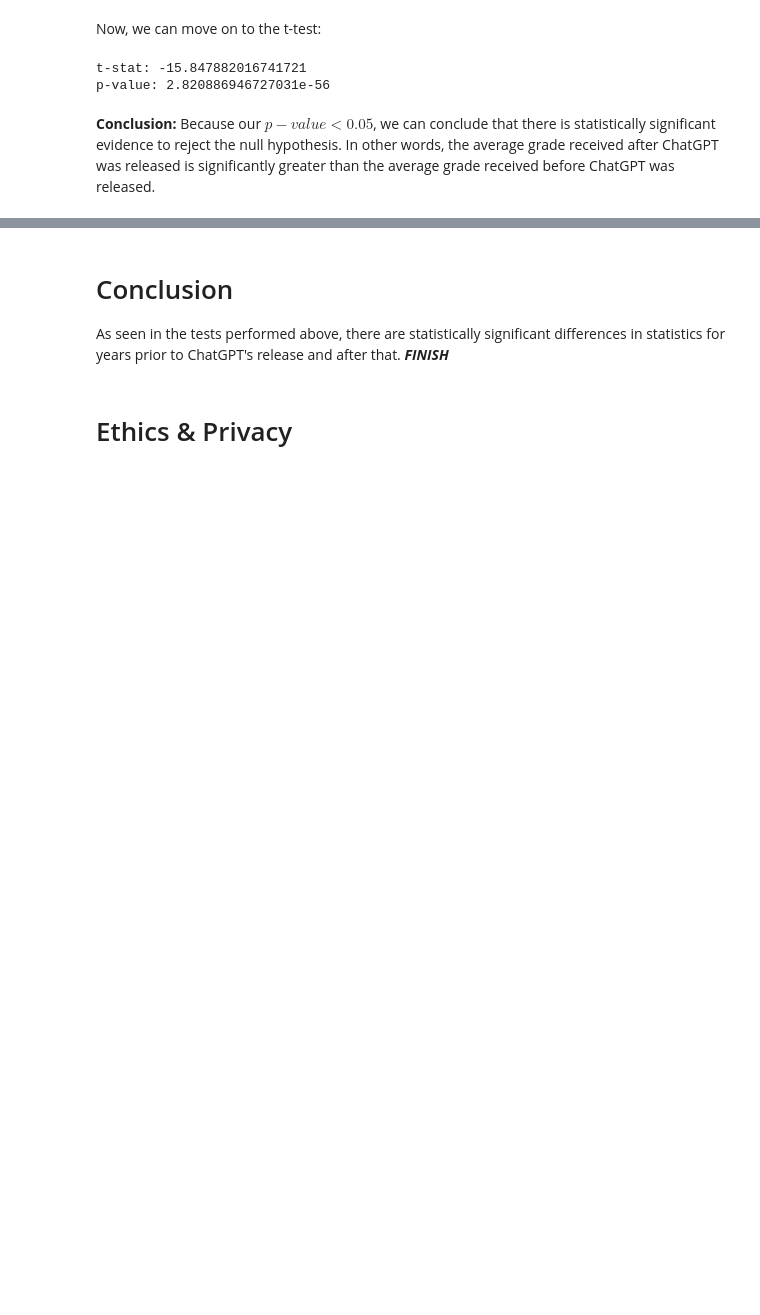
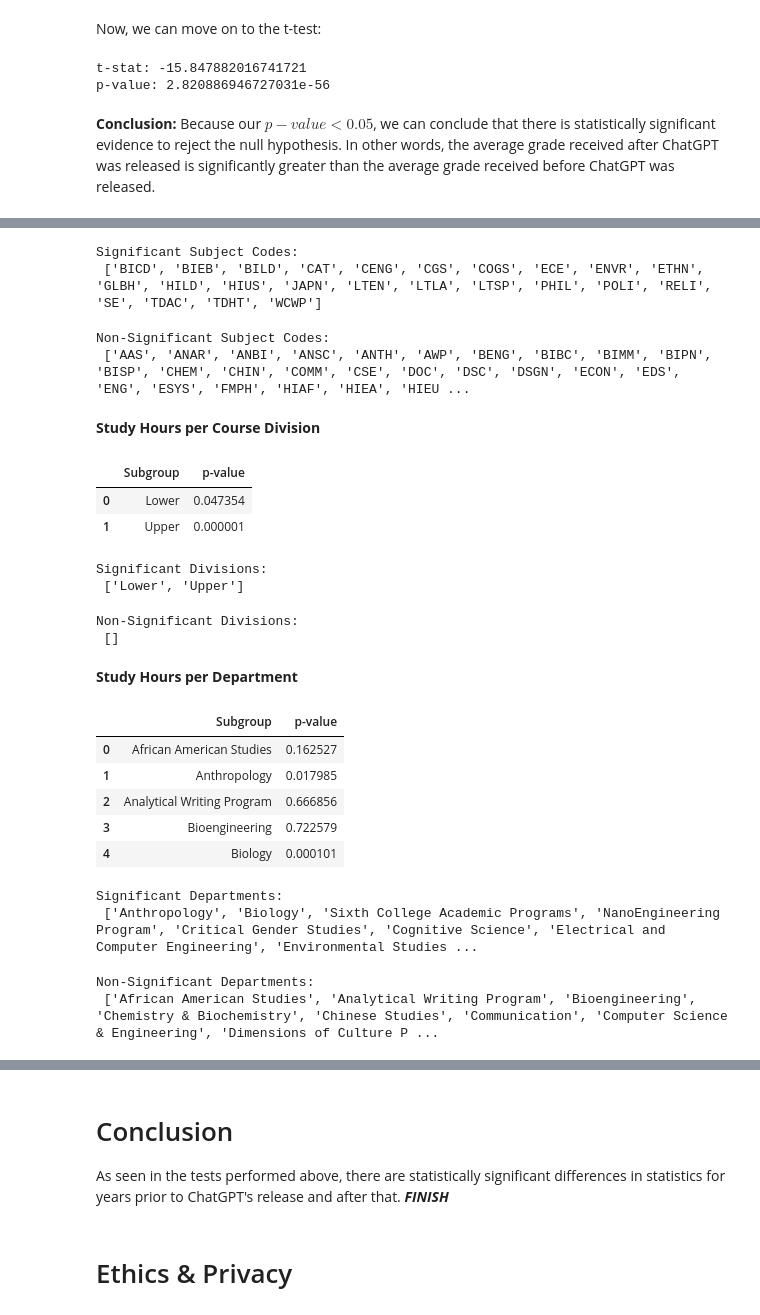
Before and after one commit to aydintabai/AI-Academic-Impact-Case-Study, a Jupyter notebook: EDACheckpoint_Group112_WI24.ipynb, the cells around one changed output, grey strips where cells are left out. Cells and saved outputs as stored; diff of their text form; code cells hidden in the pictures; blank space fills up the shorter version.

```diff
--- a/EDACheckpoint_Group112_WI24.ipynb
+++ b/EDACheckpoint_Group112_WI24.ipynb
@@ -1681,0 +1392,65 @@ In addition, when we observe the overall coefficient, we notice that there is a
+# %%
+# Get significant subject codes
+significant_codes = get_significant_columns(study_hours_by_code)
+print("Significant Subject Codes:\n", significant_codes);
+# %% [output]
+Significant Subject Codes:
+ ['BICD', 'BIEB', 'BILD', 'CAT', 'CENG', 'CGS', 'COGS', 'ECE', 'ENVR', 'ETHN', 'GLBH', 'HILD', 'HIUS', 'JAPN', 'LTEN', 'LTLA', 'LTSP', 'PHIL', 'POLI', 'RELI', 'SE', 'TDAC', 'TDHT', 'WCWP']
+# %%
+# Get non-significant subject codes
+non_significant_codes = get_non_significant_columns(study_hours_by_code)
+print("Non-Significant Subject Codes:\n", non_significant_codes);
+# %% [output]
+Non-Significant Subject Codes:
+ ['AAS', 'ANAR', 'ANBI', 'ANSC', 'ANTH', 'AWP', 'BENG', 'BIBC', 'BIMM', 'BIPN', 'BISP', 'CHEM', 'CHIN', 'COMM', 'CSE', 'DOC', 'DSC', 'DSGN', 'ECON', 'EDS', 'ENG', 'ESYS', 'FMPH', 'HIAF', 'HIEA', 'HIEU ...
+# %% [markdown]
+<b> Study Hours per Course Division </b>
+# %%
+# T-Tests for study hours per course division
+study_hours_by_division = t_test("Study Hours per Week", "Course Division");
+study_hours_by_division.head()
+# %% [output]
+|  | Subgroup | p-value |
+| 0 | Lower | 0.047354 |
+| 1 | Upper | 0.000001 |
+# %%
+# Get significant departments
+significant_divisions = get_significant_columns(study_hours_by_division)
+print("Significant Divisions:\n", significant_divisions);
+# %% [output]
+Significant Divisions:
+ ['Lower', 'Upper']
+# %%
+# Get non-significant departments
+non_significant_divisions = get_non_significant_columns(study_hours_by_division)
+print("Non-Significant Divisions:\n", non_significant_divisions);
+# %% [output]
+Non-Significant Divisions:
+ []
+# %% [markdown]
+<b> Study Hours per Department </b>
+# %%
+# T-Tests for study hours per department
+study_hours_by_department = t_test("Study Hours per Week", "Department");
+study_hours_by_department.head()
+# %% [output]
+|  | Subgroup | p-value |
+| 0 | African American Studies | 0.162527 |
+| 1 | Anthropology | 0.017985 |
+| 2 | Analytical Writing Program | 0.666856 |
+| 3 | Bioengineering | 0.722579 |
+| 4 | Biology | 0.000101 |
+# %%
+# Get significant departments
+significant_departments = get_significant_columns(study_hours_by_department)
+print("Significant Departments:\n", significant_departments);
+# %% [output]
+Significant Departments:
+ ['Anthropology', 'Biology', 'Sixth College Academic Programs', 'NanoEngineering Program', 'Critical Gender Studies', 'Cognitive Science', 'Electrical and Computer Engineering', 'Environmental Studies ...
+# %%
+# Get non-significant departments
+non_significant_departments = get_non_significant_columns(study_hours_by_department)
+print("Non-Significant Departments:\n", non_significant_departments);
+# %% [output]
+Non-Significant Departments:
+ ['African American Studies', 'Analytical Writing Program', 'Bioengineering', 'Chemistry & Biochemistry', 'Chinese Studies', 'Communication', 'Computer Science & Engineering', 'Dimensions of Culture P ...
```
Also changed, not shown: parts of 66 cells of this notebook.
